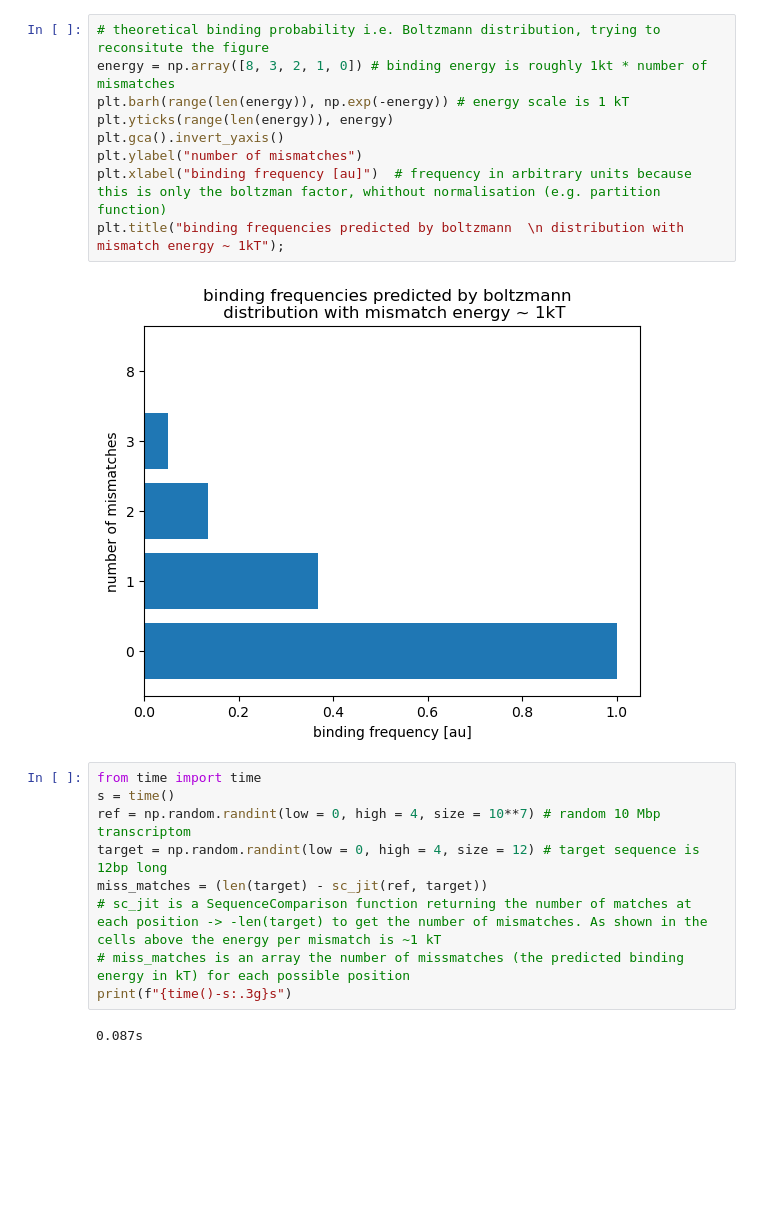
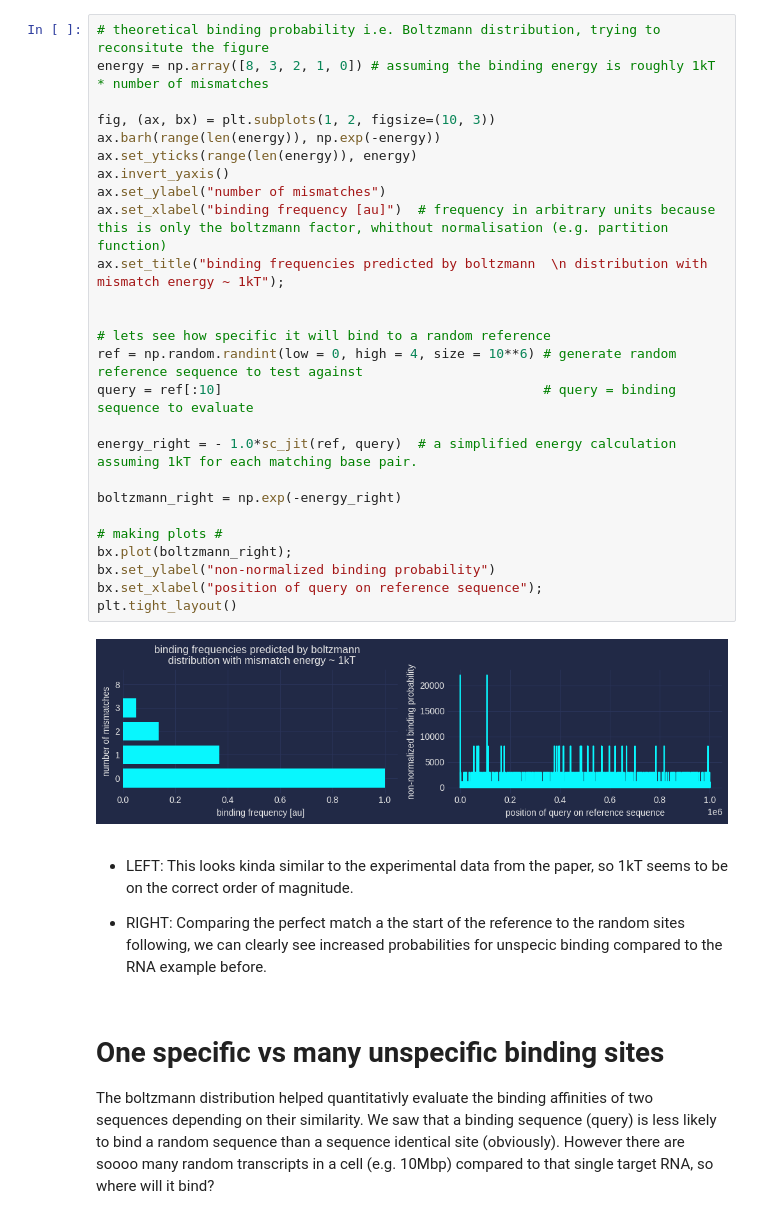
Before and after one commit to Q1vy/iGEM2025-TRAPS-Software-and-Modelling, a Jupyter notebook: statmech_binding_model.ipynb, the cells around one changed output. Cells and saved outputs as stored; diff of their text form; blank space fills up the shorter version.

```diff
--- a/statmech_binding_model.ipynb
+++ b/statmech_binding_model.ipynb
@@ -72,25 +86,38 @@ plt.xlabel("position on reference sequence");
     </div>
 </div>
-# %%
-# theoretical binding probability i.e. Boltzmann distribution, trying to reconsitute the figure
-energy = np.array([8, 3, 2, 1, 0]) # binding energy is roughly 1kt * number of mismatches
-plt.barh(range(len(energy)), np.exp(-energy)) # energy scale is 1 kT
-plt.yticks(range(len(energy)), energy)
-plt.gca().invert_yaxis()
-plt.ylabel("number of mismatches")
-plt.xlabel("binding frequency [au]")  # frequency in arbitrary units because this is only the boltzman factor, whithout normalisation (e.g. partition function)
-plt.title("binding frequencies predicted by boltzmann  \n distribution with mismatch energy ~ 1kT");
-# %% [output]
-[figure, removed]
-# %%
-from time import time
-s = time()
-ref = np.random.randint(low = 0, high = 4, size = 10**7) # random 10 Mbp transcriptom
-target = np.random.randint(low = 0, high = 4, size = 12) # target sequence is 12bp long
-miss_matches = (len(target) - sc_jit(ref, target))
-# sc_jit is a SequenceComparison function returning the number of matches at each position -> -len(target) to get the number of mismatches. As shown in the cells above the energy per mismatch is ~1 kT
-# miss_matches is an array the number of missmatches (the predicted binding energy in kT) for each possible position
-print(f"{time()-s:.3g}s")
-# %% [output]
-0.087s
+# %%
+# theoretical binding probability i.e. Boltzmann distribution, trying to reconsitute the figure
+energy = np.array([8, 3, 2, 1, 0]) # assuming the binding energy is roughly 1kT * number of mismatches
+
+fig, (ax, bx) = plt.subplots(1, 2, figsize=(10, 3))
+ax.barh(range(len(energy)), np.exp(-energy))
+ax.set_yticks(range(len(energy)), energy)
+ax.invert_yaxis()
+ax.set_ylabel("number of mismatches")
+ax.set_xlabel("binding frequency [au]")  # frequency in arbitrary units because this is only the boltzmann factor, whithout normalisation (e.g. partition function)
+ax.set_title("binding frequencies predicted by boltzmann  \n distribution with mismatch energy ~ 1kT");
+
+
+# lets see how specific it will bind to a random reference
+ref = np.random.randint(low = 0, high = 4, size = 10**6) # generate random reference sequence to test against
+query = ref[:10]                                         # query = binding sequence to evaluate
+
+energy_right = - 1.0*sc_jit(ref, query)  # a simplified energy calculation assuming 1kT for each matching base pair.
+
+boltzmann_right = np.exp(-energy_right)
+
+# making plots #
+bx.plot(boltzmann_right);
+bx.set_ylabel("non-normalized binding probability")
+bx.set_xlabel("position of query on reference sequence");
+plt.tight_layout()
+# %% [output]
+[figure, added]
+# %% [markdown]
+- LEFT: This looks kinda similar to the experimental data from the paper, so 1kT seems to be on the correct order of magnitude.
+
+- RIGHT: Comparing the perfect match a the start of the reference to the random sites following, we can clearly see increased probabilities for unspecic binding compared to the RNA example before.
+# %% [markdown]
+# One specific vs many unspecific binding sites
+The boltzmann distribution helped quantitativly evaluate the binding affinities of two sequences depending on their similarity. We saw that a binding sequence (query) is less likely to bind a random sequence than a sequence identical site (obviously). However there are soooo many random transcripts in a cell (e.g. 10Mbp) compared to that single target RNA, so where will it bind?
 # %%
```
Also changed, not shown: parts of 19 cells of this notebook, 35 other files.
